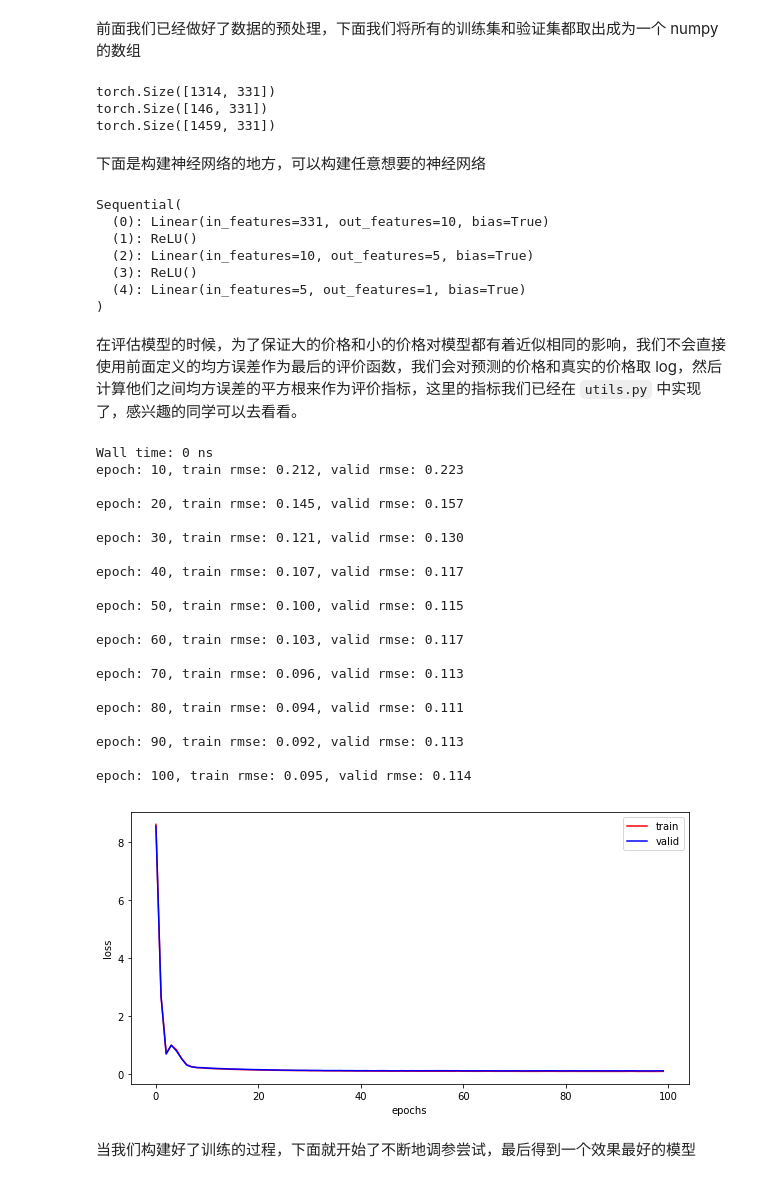
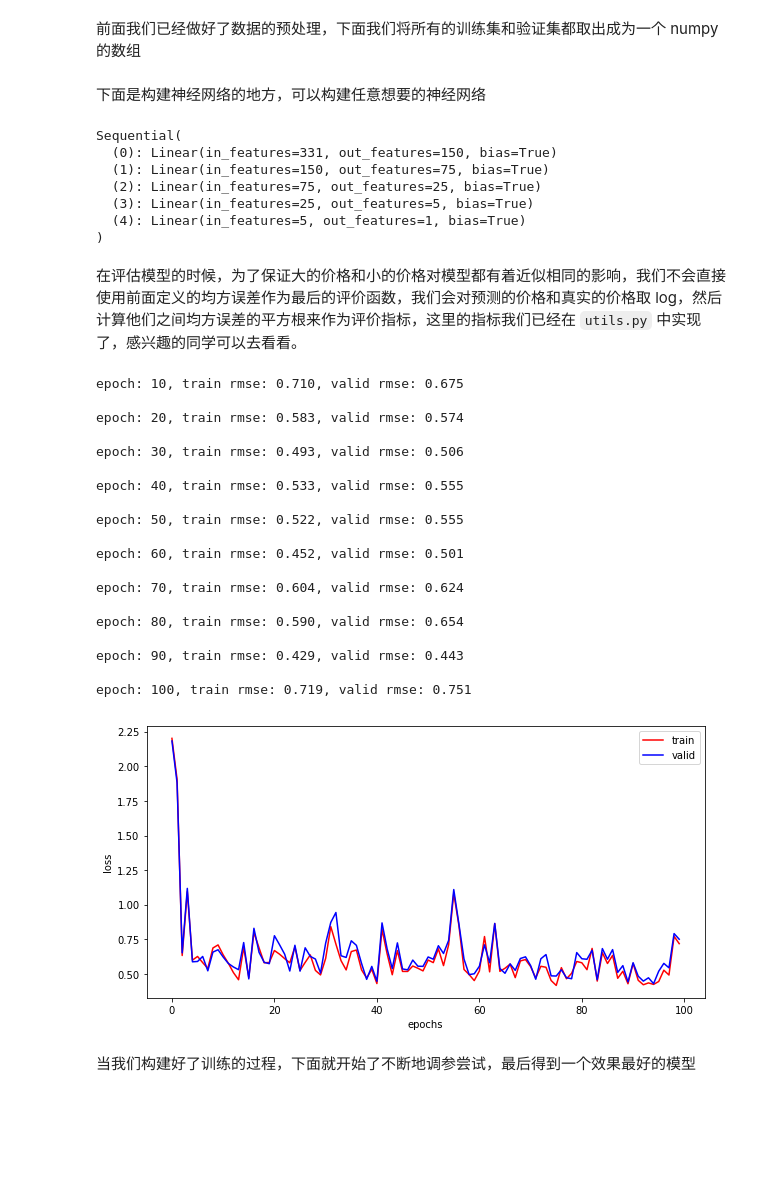
Before and after one commit to PengzhongSun/kaggle-house-price, a Jupyter notebook: predict-house-prices.ipynb, the cells around one changed output. Saved outputs shown, nothing was run; the diff lists cells and outputs as text; code cells hidden in the pictures; blank space fills up the shorter version.

```diff
--- a/predict-house-prices.ipynb
+++ b/predict-house-prices.ipynb
@@ -16,8 +20,8 @@ from torch import nn
 # %% [markdown]
 读取训练集和测试集的数据
 # %%
-train = pd.read_csv('./datasets/train.csv')
-test = pd.read_csv('./datasets/test.csv')
+train = pd.read_csv('./all/train.csv')
+test = pd.read_csv('./all/test.csv')
 # %% [markdown]
 可以具体看看前面 5 个训练集长什么样子，可以看到，前面都是这个房屋的属性，最后是房屋的价格
 # %%
@@ -115,23 +101,19 @@ train_valid_labels = torch.from_numpy(train_valid_labels)
 # %%
 test_features = all_features[train.shape[0]:].values.astype(np.float32)
 test_features = torch.from_numpy(test_features)
-
-print(train_features.shape)
-print(valid_features.shape)
-print(test_features.shape)
-# %% [output]
-torch.Size([1314, 331])
-torch.Size([146, 331])
-torch.Size([1459, 331])
 # %% [markdown]
 下面是构建神经网络的地方，可以构建任意想要的神经网络
 # %%
 def get_model():
     net = nn.Sequential(
-        nn.Linear(feat_dim, 10),
-        nn.ReLU(),
-        nn.Linear(10,5),
-        nn.ReLU(),
+        nn.Linear(feat_dim,150),
+#         nn.ReLU(),
+        nn.Linear(150,75),
+#         nn.ReLU(),
+        nn.Linear(75,25),
+#         nn.ReLU(),
+        nn.Linear(25,5),
+#         nn.ReLU(),
         nn.Linear(5,1)
     )
     return net
@@ -140,10 +122,10 @@ net = get_model()
 print(net)
 # %% [output]
 Sequential(
-  (0): Linear(in_features=331, out_features=10, bias=True)
-  (1): ReLU()
-  (2): Linear(in_features=10, out_features=5, bias=True)
-  (3): ReLU()
+  (0): Linear(in_features=331, out_features=150, bias=True)
+  (1): Linear(in_features=150, out_features=75, bias=True)
+  (2): Linear(in_features=75, out_features=25, bias=True)
+  (3): Linear(in_features=25, out_features=5, bias=True)
   (4): Linear(in_features=5, out_features=1, bias=True)
 )
 # %% [markdown]
@@ -153,37 +135,35 @@ from utils import train_model, pred
 # %%
 # 可以调整的超参
 batch_size = 128
 epochs = 100
 lr = 0.01
-wd = 0
-use_gpu = True
+wd = 2
+use_gpu = False
 
 net = get_model()
-%time
 train_model(net, train_features, train_labels, valid_features, valid_labels, epochs,
             batch_size, lr, wd, use_gpu)
 # %% [output]
-Wall time: 0 ns
-epoch: 10, train rmse: 0.212, valid rmse: 0.223
+epoch: 10, train rmse: 0.710, valid rmse: 0.675
 
-epoch: 20, train rmse: 0.145, valid rmse: 0.157
+epoch: 20, train rmse: 0.583, valid rmse: 0.574
 
-epoch: 30, train rmse: 0.121, valid rmse: 0.130
+epoch: 30, train rmse: 0.493, valid rmse: 0.506
 
-epoch: 40, train rmse: 0.107, valid rmse: 0.117
+epoch: 40, train rmse: 0.533, valid rmse: 0.555
 
-epoch: 50, train rmse: 0.100, valid rmse: 0.115
+epoch: 50, train rmse: 0.522, valid rmse: 0.555
 
-epoch: 60, train rmse: 0.103, valid rmse: 0.117
+epoch: 60, train rmse: 0.452, valid rmse: 0.501
 
-epoch: 70, train rmse: 0.096, valid rmse: 0.113
+epoch: 70, train rmse: 0.604, valid rmse: 0.624
 
-epoch: 80, train rmse: 0.094, valid rmse: 0.111
+epoch: 80, train rmse: 0.590, valid rmse: 0.654
 
-epoch: 90, train rmse: 0.092, valid rmse: 0.113
+epoch: 90, train rmse: 0.429, valid rmse: 0.443
 
-epoch: 100, train rmse: 0.095, valid rmse: 0.114
+epoch: 100, train rmse: 0.719, valid rmse: 0.751
-[figure, old version]
+[figure, new version]
 # %% [markdown]
 当我们构建好了训练的过程，下面就开始了不断地调参尝试，最后得到一个效果最好的模型
 # %%
```
Also changed, not shown: parts of 8 cells of this notebook, 1 other file.
